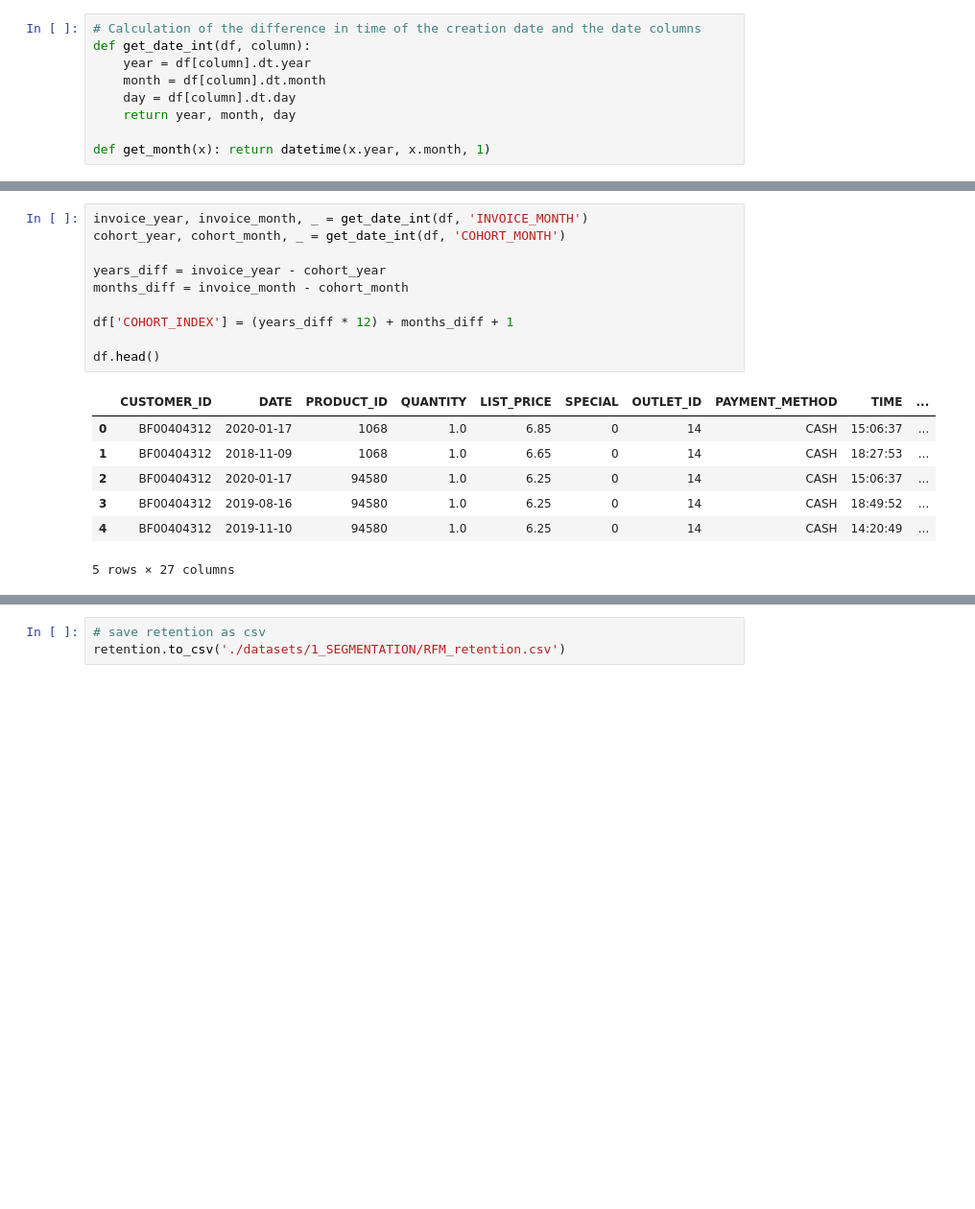
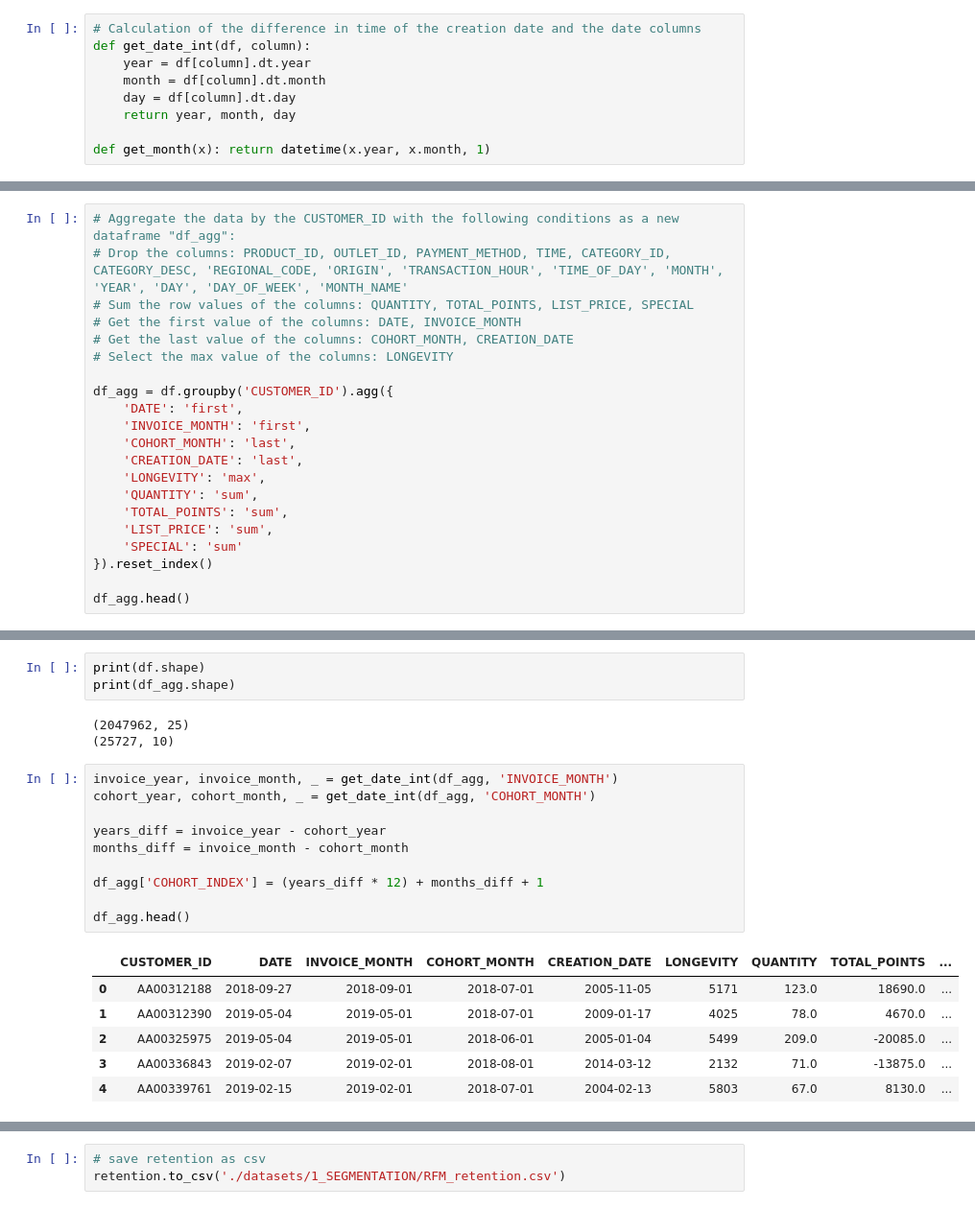
Before and after one commit to PeterBaraka/ml_fieldwork_lab, a Jupyter notebook: seg_preprocess.ipynb, the cells around one changed output, grey strips where cells are left out. Shown at 96% size. Cells and saved outputs as stored; diff of their text form; blank space fills up the shorter version.

```diff
--- a/seg_preprocess.ipynb
+++ b/seg_preprocess.ipynb
@@ -295,0 +269,21 @@ df.head()
+# %%
+# Aggregate the data by the CUSTOMER_ID with the following conditions as a new dataframe "df_agg":
+# Drop the columns: PRODUCT_ID, OUTLET_ID, PAYMENT_METHOD, TIME, CATEGORY_ID, CATEGORY_DESC, 'REGIONAL_CODE, 'ORIGIN', 'TRANSACTION_HOUR', 'TIME_OF_DAY', 'MONTH', 'YEAR', 'DAY', 'DAY_OF_WEEK', 'MONTH_NAME'
+# Sum the row values of the columns: QUANTITY, TOTAL_POINTS, LIST_PRICE, SPECIAL
+# Get the first value of the columns: DATE, INVOICE_MONTH
+# Get the last value of the columns: COHORT_MONTH, CREATION_DATE
+# Select the max value of the columns: LONGEVITY
+
+df_agg = df.groupby('CUSTOMER_ID').agg({
+    'DATE': 'first',
+    'INVOICE_MONTH': 'first',
+    'COHORT_MONTH': 'last',
+    'CREATION_DATE': 'last',
+    'LONGEVITY': 'max',
+    'QUANTITY': 'sum',
+    'TOTAL_POINTS': 'sum',
+    'LIST_PRICE': 'sum',
+    'SPECIAL': 'sum'
+}).reset_index()
+
+df_agg.head()
@@ -296,20 +297,25 @@ df.head()
+# %%
+print(df.shape)
+print(df_agg.shape)
+# %% [output]
+(2047962, 25)
+(25727, 10)
 # %%
-invoice_year, invoice_month, _ = get_date_int(df, 'INVOICE_MONTH')
-cohort_year, cohort_month, _ = get_date_int(df, 'COHORT_MONTH')
+invoice_year, invoice_month, _ = get_date_int(df_agg, 'INVOICE_MONTH')
+cohort_year, cohort_month, _ = get_date_int(df_agg, 'COHORT_MONTH')
 
 years_diff = invoice_year - cohort_year
 months_diff = invoice_month - cohort_month
 
-df['COHORT_INDEX'] = (years_diff * 12) + months_diff + 1
+df_agg['COHORT_INDEX'] = (years_diff * 12) + months_diff + 1
 
-df.head()
+df_agg.head()
 # %% [output]
-|  | CUSTOMER_ID | DATE | PRODUCT_ID | QUANTITY | LIST_PRICE | SPECIAL | OUTLET_ID | PAYMENT_METHOD | TIME | ... |
-| 0 | BF00404312 | 2020-01-17 | 1068 | 1.0 | 6.85 | 0 | 14 | CASH | 15:06:37 | ... |
-| 1 | BF00404312 | 2018-11-09 | 1068 | 1.0 | 6.65 | 0 | 14 | CASH | 18:27:53 | ... |
-| 2 | BF00404312 | 2020-01-17 | 94580 | 1.0 | 6.25 | 0 | 14 | CASH | 15:06:37 | ... |
-| 3 | BF00404312 | 2019-08-16 | 94580 | 1.0 | 6.25 | 0 | 14 | CASH | 18:49:52 | ... |
-| 4 | BF00404312 | 2019-11-10 | 94580 | 1.0 | 6.25 | 0 | 14 | CASH | 14:20:49 | ... |
+|  | CUSTOMER_ID | DATE | INVOICE_MONTH | COHORT_MONTH | CREATION_DATE | LONGEVITY | QUANTITY | TOTAL_POINTS | ... |
+| 0 | AA00312188 | 2018-09-27 | 2018-09-01 | 2018-07-01 | 2005-11-05 | 5171 | 123.0 | 18690.0 | ... |
+| 1 | AA00312390 | 2019-05-04 | 2019-05-01 | 2018-07-01 | 2009-01-17 | 4025 | 78.0 | 4670.0 | ... |
+| 2 | AA00325975 | 2019-05-04 | 2019-05-01 | 2018-06-01 | 2005-01-04 | 5499 | 209.0 | -20085.0 | ... |
+| 3 | AA00336843 | 2019-02-07 | 2019-02-01 | 2018-08-01 | 2014-03-12 | 2132 | 71.0 | -13875.0 | ... |
+| 4 | AA00339761 | 2019-02-15 | 2019-02-01 | 2018-07-01 | 2004-02-13 | 5803 | 67.0 | 8130.0 | ... |
-5 rows × 27 columns
 # %%
 # Customer Retention Grouping
```
Also changed, not shown: parts of 74 cells of this notebook.
